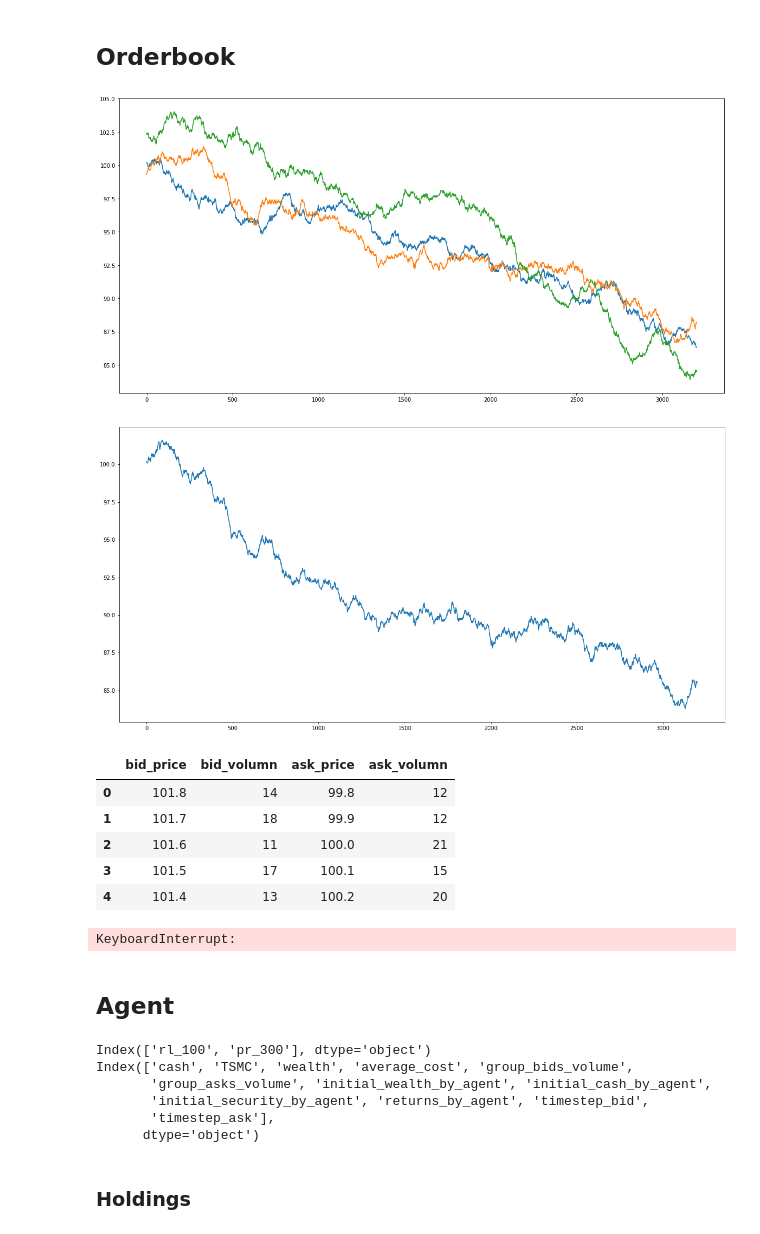
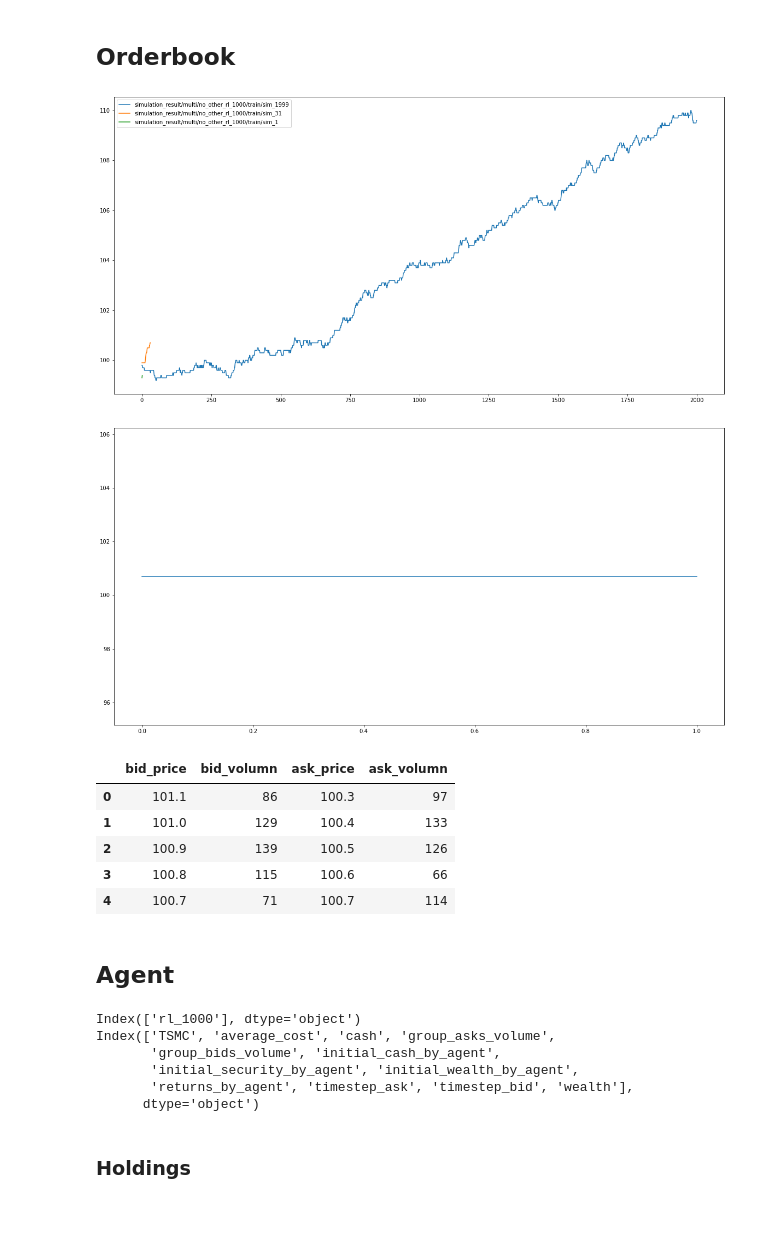
Before and after one commit to lainn9527/market_simulator, a Jupyter notebook: multi_visualization.ipynb, the cells around one changed output. Drawn from its saved outputs; the diff is of its cells as text; code cells hidden in the pictures.

```diff
--- a/multi_visualization.ipynb
+++ b/multi_visualization.ipynb
@@ -16,21 +16,22 @@ Different configurations of agents and thus differents dynamic of price and volu
 # %% [markdown]
 ## Orderbook
 # %%
-result_dir = Path("simulation_result/multi/run1")
+result_dir = Path("simulation_result/multi/no_other_rl_1000")
 train_dirs = os.listdir(result_dir / 'train')
 validate_dirs = os.listdir(result_dir / 'validate')
 # %%
 # train
 for train_dir in train_dirs:
     train_dir = result_dir / 'train' / train_dir
     security_path = train_dir / "TSMC.json"
     agent_path = train_dir / "agent.json"
     # tsmc = pd.read_json(security_path)
     # plt.plot(tsmc['close'], color = 'r')
     market = json.loads(security_path.read_text())
-    plt.plot(market['price'][100:])
+    plt.plot(market['price'][100:], label = train_dir)
+    plt.legend()
 # %% [output]
-[figure, old version]
+[figure, new version]
 # %%
 # validate
 for validate_dir in validate_dirs:
@@ -40,7 +41,7 @@ for validate_dir in validate_dirs:
     market = json.loads(security_path.read_text())
     plt.plot(market['price'][100:])
 # %% [output]
-[figure, old version]
+[figure, new version]
 # %%
 import time
 from IPython import display
@@ -57,12 +58,11 @@ for bids, asks in zip(market['bid_five_price'], market['ask_five_price']):
     time.sleep(0.2)
 # %% [output]
 |  | bid_price | bid_volumn | ask_price | ask_volumn |
-| 0 | 101.8 | 14 | 99.8 | 12 |
-| 1 | 101.7 | 18 | 99.9 | 12 |
-| 2 | 101.6 | 11 | 100.0 | 21 |
-| 3 | 101.5 | 17 | 100.1 | 15 |
-| 4 | 101.4 | 13 | 100.2 | 20 |
+| 0 | 101.1 | 86 | 100.3 | 97 |
+| 1 | 101.0 | 129 | 100.4 | 133 |
+| 2 | 100.9 | 139 | 100.5 | 126 |
+| 3 | 100.8 | 115 | 100.6 | 66 |
+| 4 | 100.7 | 71 | 100.7 | 114 |
-KeyboardInterrupt:
 # %% [markdown]
 ## Agent
 # %%
@@ -72,11 +72,11 @@ num_of_timesteps = len(agent[group_names[0]]['cash'])
 print(group_names)
 print(agent[agent.columns[0]].index)
 # %% [output]
-Index(['rl_100', 'pr_300'], dtype='object')
-Index(['cash', 'TSMC', 'wealth', 'average_cost', 'group_bids_volume',
-       'group_asks_volume', 'initial_wealth_by_agent', 'initial_cash_by_agent',
-       'initial_security_by_agent', 'returns_by_agent', 'timestep_bid',
-       'timestep_ask'],
+Index(['rl_1000'], dtype='object')
+Index(['TSMC', 'average_cost', 'cash', 'group_asks_volume',
+       'group_bids_volume', 'initial_cash_by_agent',
+       'initial_security_by_agent', 'initial_wealth_by_agent',
+       'returns_by_agent', 'timestep_ask', 'timestep_bid', 'wealth'],
       dtype='object')
 # %% [markdown]
 ### Holdings
```
Also changed, not shown: parts of 27 cells of this notebook, 3 other files.
